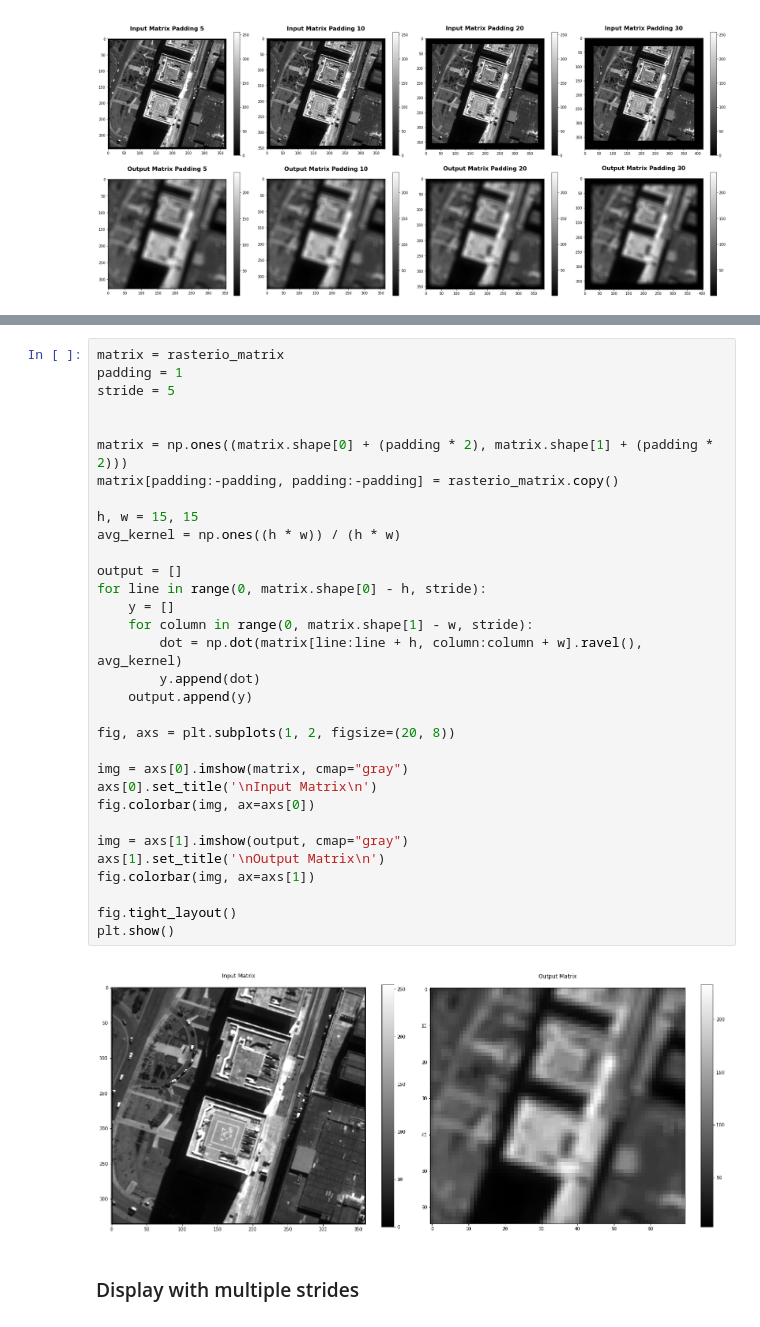
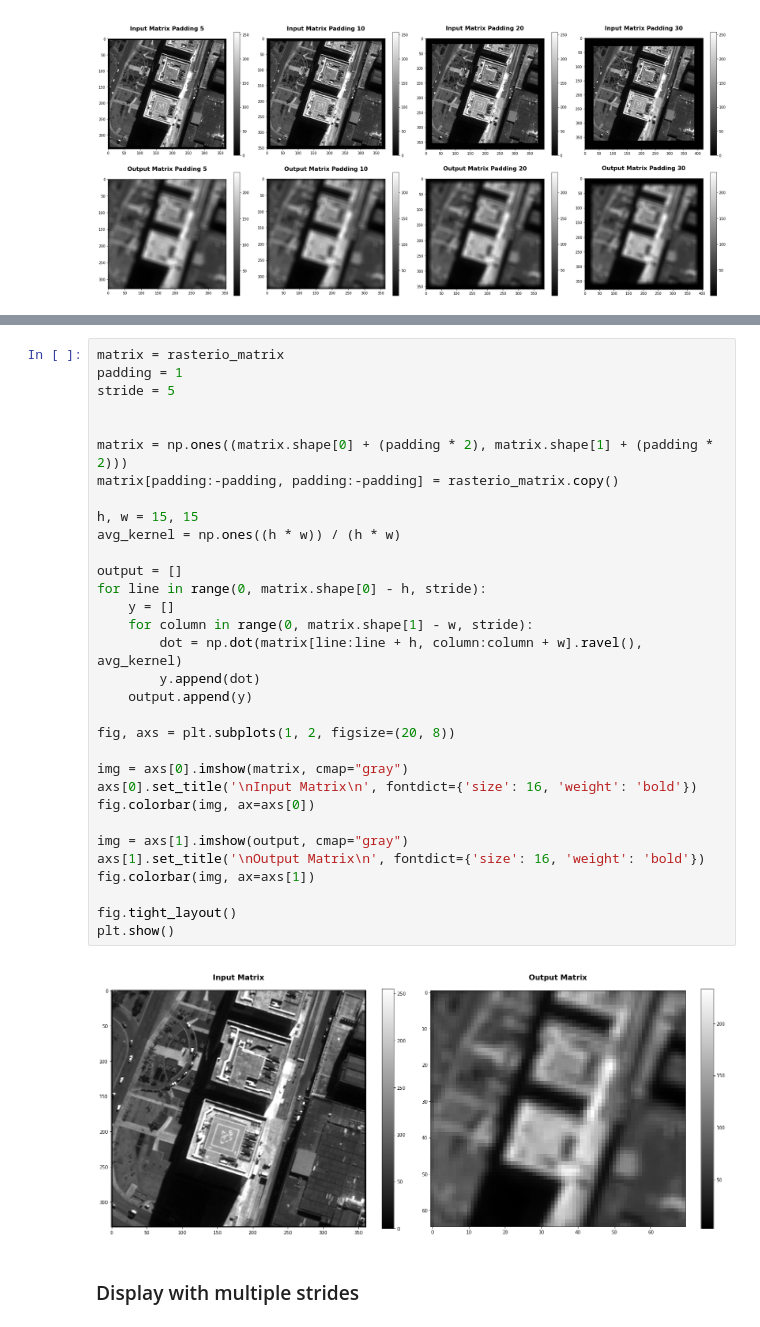
Before and after one commit to AbnerErnaniADSFatec/deep-learning, a Jupyter notebook: notebooks/ImageProcessing.ipynb, the cells around one changed output, grey strips where cells are left out. Drawn from its saved outputs; the diff is of its cells as text.

Commit message:
formating output

```diff
--- a/notebooks/ImageProcessing.ipynb
+++ b/notebooks/ImageProcessing.ipynb
@@ -181,36 +181,36 @@ The distance between two successive windows is a parameter of the convolution, c
 matrix = rasterio_matrix
 padding = 1
 stride = 5
 
 
 matrix = np.ones((matrix.shape[0] + (padding * 2), matrix.shape[1] + (padding * 2)))
 matrix[padding:-padding, padding:-padding] = rasterio_matrix.copy()
 
 h, w = 15, 15
 avg_kernel = np.ones((h * w)) / (h * w)
 
 output = []
 for line in range(0, matrix.shape[0] - h, stride):
     y = []
     for column in range(0, matrix.shape[1] - w, stride):
         dot = np.dot(matrix[line:line + h, column:column + w].ravel(), avg_kernel)
         y.append(dot)
     output.append(y)
 
 fig, axs = plt.subplots(1, 2, figsize=(20, 8))
 
 img = axs[0].imshow(matrix, cmap="gray")
-axs[0].set_title('\nInput Matrix\n')
+axs[0].set_title('\nInput Matrix\n', fontdict={'size': 16, 'weight': 'bold'})
 fig.colorbar(img, ax=axs[0])
 
 img = axs[1].imshow(output, cmap="gray")
-axs[1].set_title('\nOutput Matrix\n')
+axs[1].set_title('\nOutput Matrix\n', fontdict={'size': 16, 'weight': 'bold'})
 fig.colorbar(img, ax=axs[1])
 
 fig.tight_layout()
 plt.show()
 # %% [output]
-[figure, old version]
+[figure, new version]
 # %% [markdown]
 ### Display with multiple strides
 # %%
```
Also changed, not shown: parts of 1 cell of this notebook.
